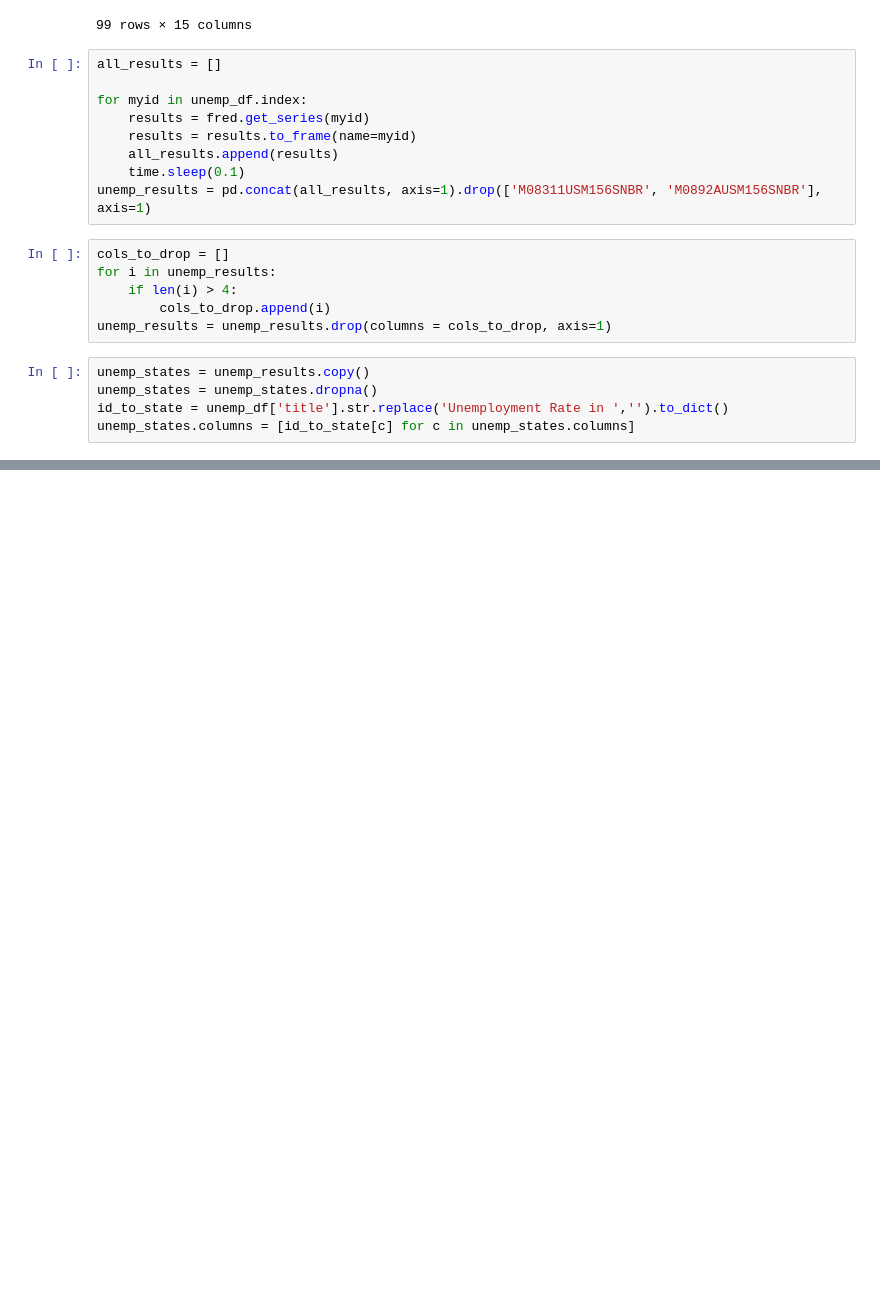
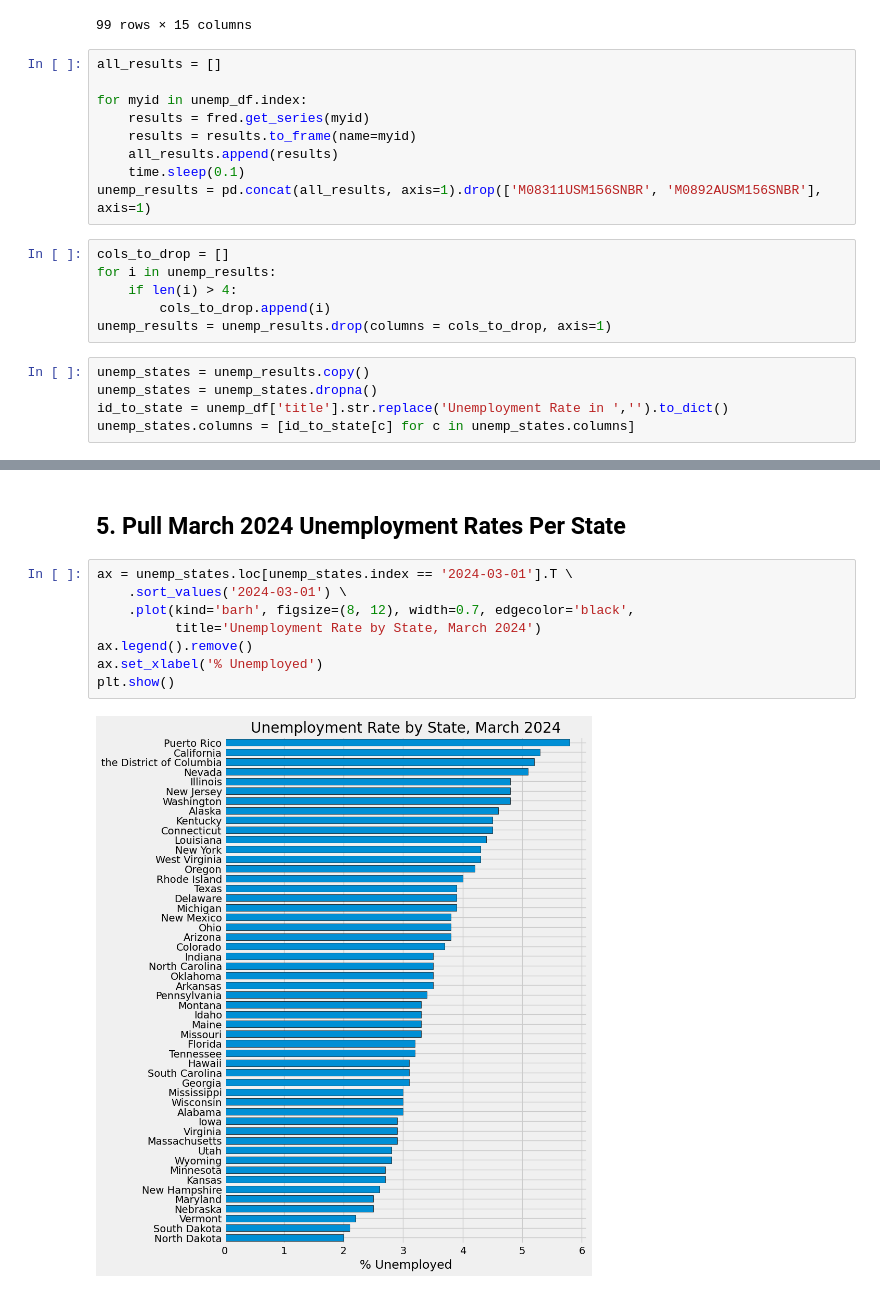
Before and after one commit to Egarcia99/2024_Economic_analysis, a Jupyter notebook: Economic-Data-Analysis/Economic-Analysis.ipynb, the cells around one changed output, grey strips where cells are left out. Cells and saved outputs as stored; diff of their text form; blank space fills up the shorter version.

Commit message:
created new plot for unemployment rates march 2024

```diff
--- a/Economic-Data-Analysis/Economic-Analysis.ipynb
+++ b/Economic-Data-Analysis/Economic-Analysis.ipynb
@@ -98,0 +100,12 @@ px.line(unemp_states)
+# %% [markdown]
+## 5. Pull March 2024 Unemployment Rates Per State
+# %%
+ax = unemp_states.loc[unemp_states.index == '2024-03-01'].T \
+    .sort_values('2024-03-01') \
+    .plot(kind='barh', figsize=(8, 12), width=0.7, edgecolor='black',
+          title='Unemployment Rate by State, March 2024')
+ax.legend().remove()
+ax.set_xlabel('% Unemployed')
+plt.show()
+# %% [output]
+[figure, added]
```
Also changed, not shown: parts of 2 cells of this notebook.
